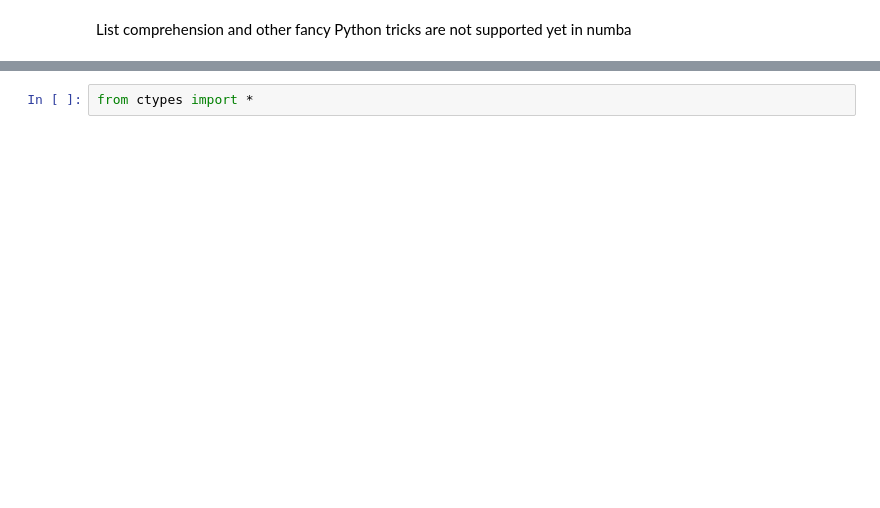
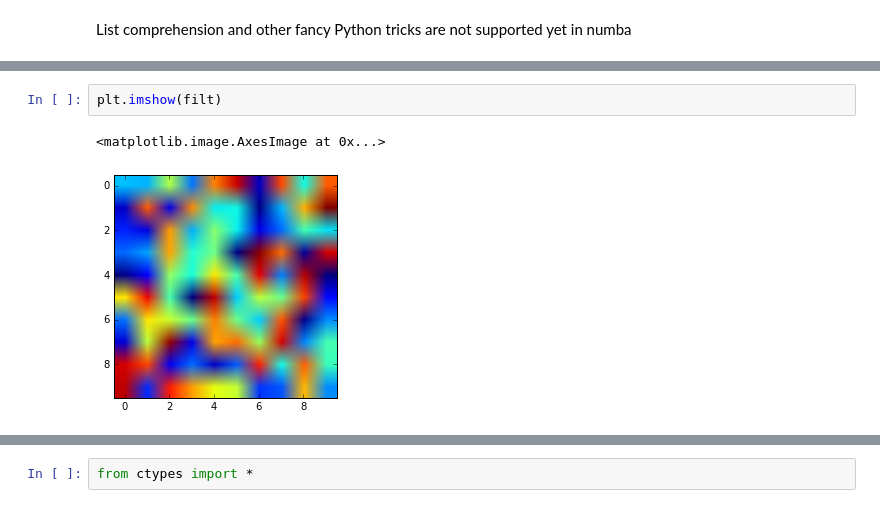
Before and after one commit to profjsb/python-seminar, a Jupyter notebook: Lectures/11_Cython/numba_ctypes.ipynb, the cells around one changed output, grey strips where cells are left out. Saved outputs shown, nothing was run; the diff lists cells and outputs as text; blank space fills up the shorter version.

```diff
--- a/Lectures/11_Cython/numba_ctypes.ipynb
+++ b/Lectures/11_Cython/numba_ctypes.ipynb
@@ -255,3 +431,8 @@ imshow(filt)
+# %%
+plt.imshow(filt)
+# %% [output]
+<matplotlib.image.AxesImage at 0x...>
+[figure, added]
 # %% [markdown]
 <img src="http://pypy.org/image/pypy-logo.png">
 
```
Also changed, not shown: parts of 98 cells of this notebook, 1 other file.
